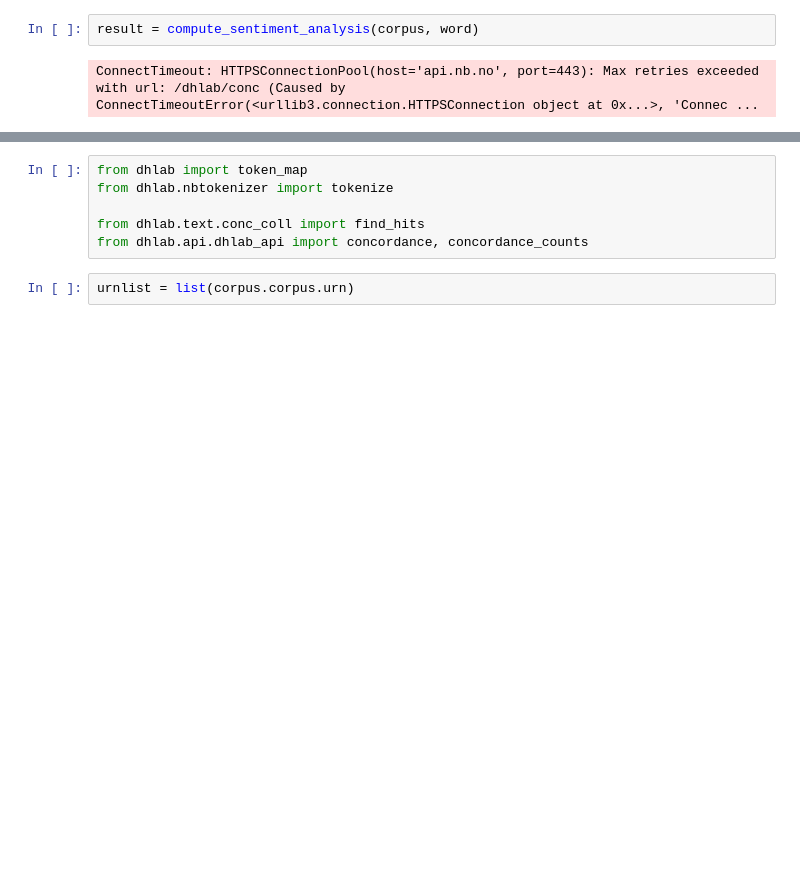
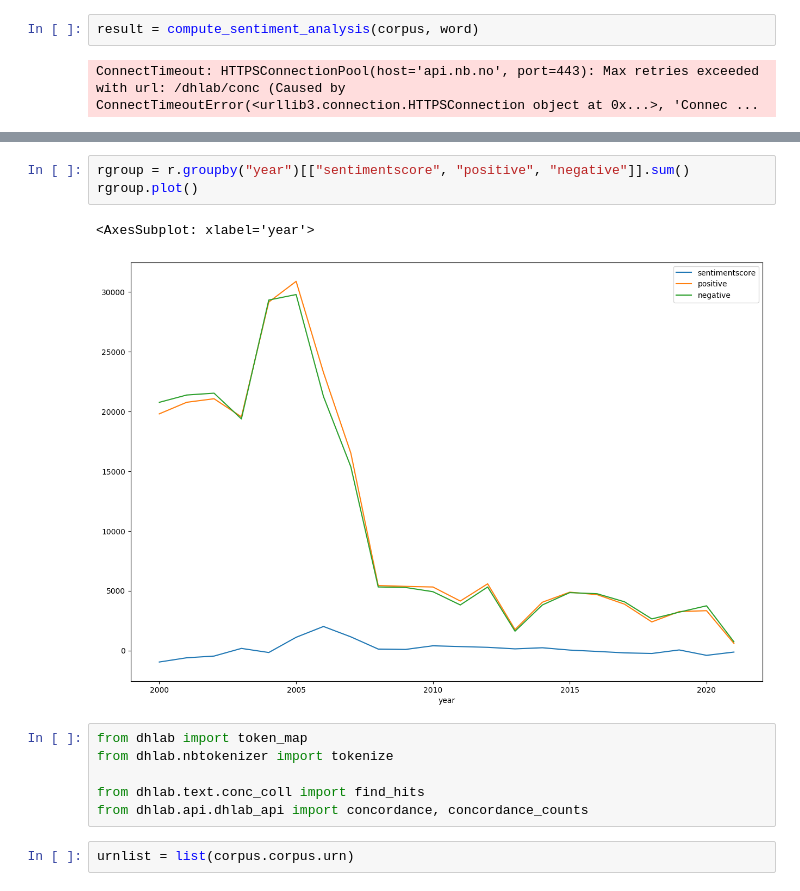
Before and after one commit to Sprakbanken/sentimentanalyse, a Jupyter notebook: exeriment.ipynb, the cells around one changed output, grey strips where cells are left out. Drawn from its saved outputs; the diff is of its cells as text; blank space fills up the shorter version.

```diff
--- a/exeriment.ipynb
+++ b/exeriment.ipynb
@@ -255,3 +264,9 @@ ValueError: scatter requires an x and y column
+# %%
+rgroup = r.groupby("year")[["sentimentscore", "positive", "negative"]].sum()
+rgroup.plot()
+# %% [output]
+<AxesSubplot: xlabel='year'>
+[figure, added]
 # %%
 from dhlab import token_map
 from dhlab.nbtokenizer import tokenize
```
Also changed, not shown: parts of 9 cells of this notebook, 1 other file.
